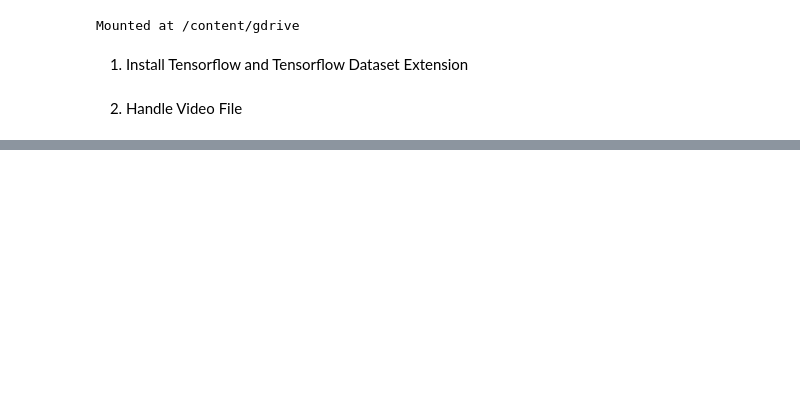
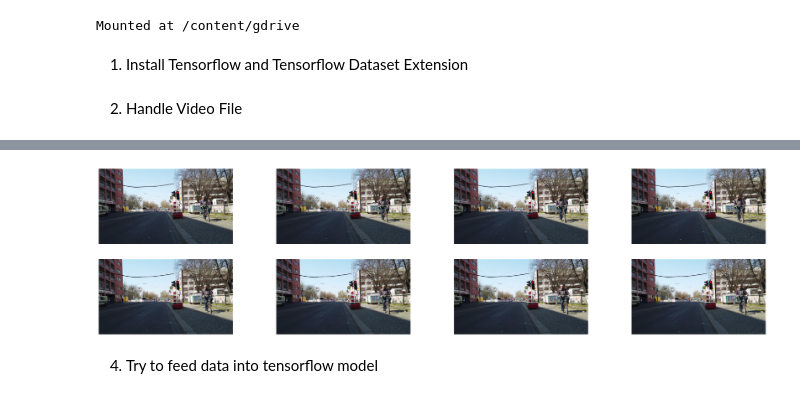
Before and after one commit to prometheusDE/mylastai, a Jupyter notebook: mylastai_0008_project_handlevideo.ipynb, the cells around one changed output, grey strips where cells are left out. Cells and saved outputs as stored; diff of their text form; code cells hidden in the pictures; blank space fills up the shorter version.

```diff
--- a/mylastai_0008_project_handlevideo.ipynb
+++ b/mylastai_0008_project_handlevideo.ipynb
@@ -62,0 +94,8 @@ for i in range(n_iter):
+# %%
+pipe_out = pipe.run()
+sequences_out = pipe_out[0].as_cpu().as_array()
+show_sequence(sequences_out[0])
+# %% [output]
+[figure, added]
+# %% [markdown]
+4. Try to feed data into tensorflow model
```
Also changed, not shown: parts of 9 cells of this notebook, 3 other files.
